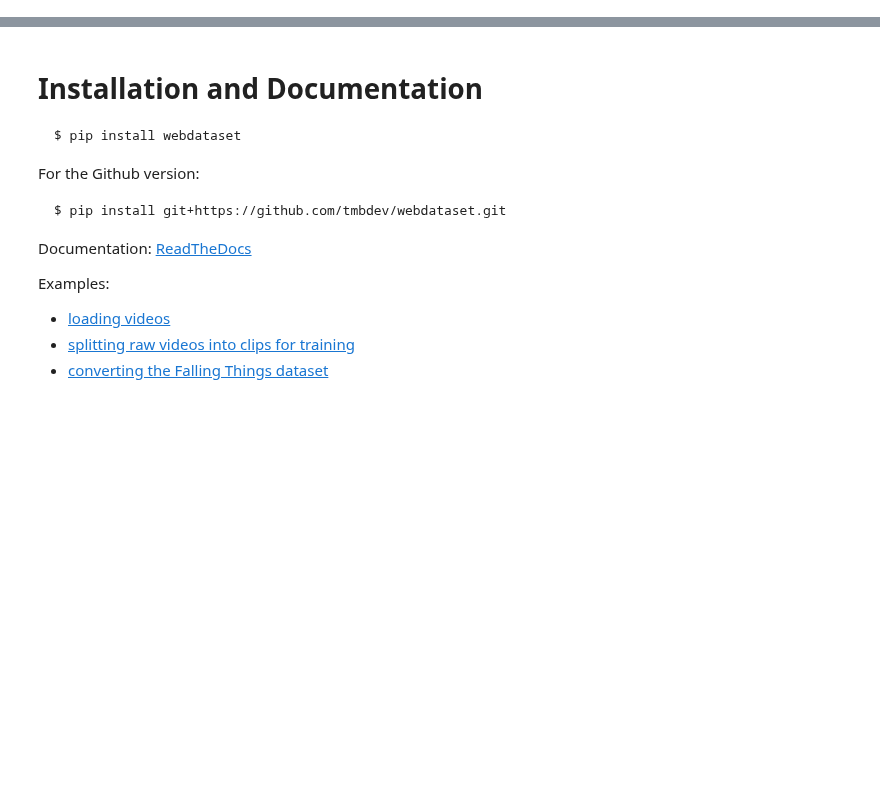
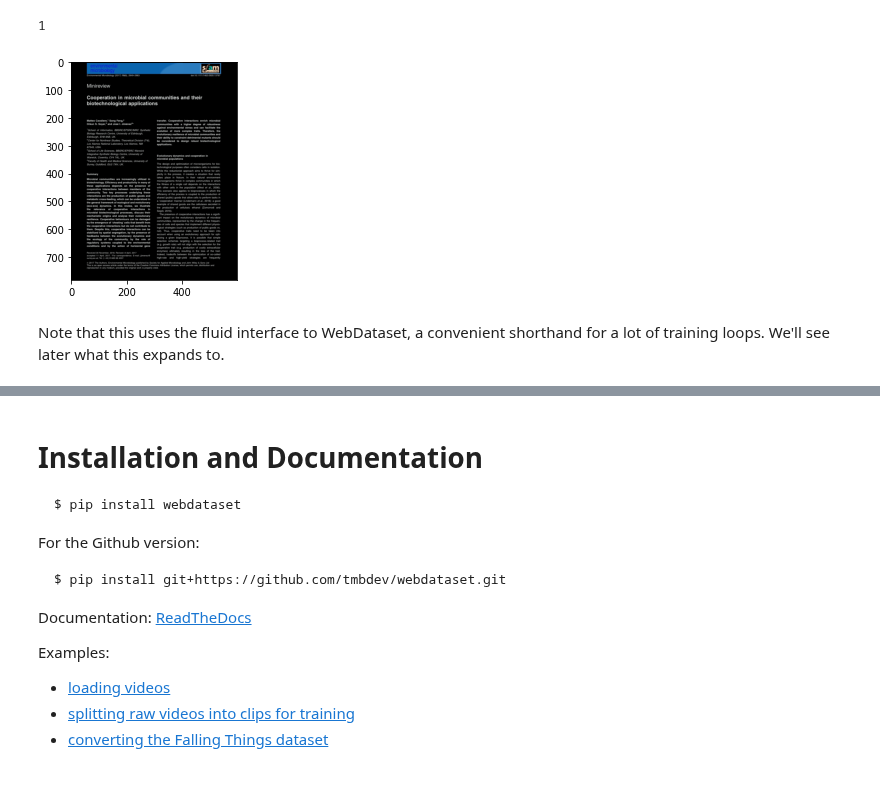
Before and after one commit to webdataset/webdataset, a Jupyter notebook: readme.ipynb, the cells around one changed output, grey strips where cells are left out. Drawn from its saved outputs; the diff is of its cells as text; code cells hidden in the pictures; blank space fills up the shorter version.

```diff
--- a/readme.ipynb
+++ b/readme.ipynb
@@ -41,0 +62,20 @@ augmentation code remains unchanged.
+# %%
+def preprocess(sample):
+    image, json = sample
+    try:
+        label = json["annotations"][0]["category_id"]
+    except:
+        label = 0
+    return 1-image, label
+
+dataset = dataset.map(preprocess)
+# %%
+for image, label in dataset:
+    break
+plt.imshow(image)
+print(label)
+# %% [output]
+1
+[figure, added]
+# %% [markdown]
+Note that this uses the fluid interface to WebDataset, a convenient shorthand for a lot of training loops. We'll see later what this expands to.
```
Also changed, not shown: parts of 57 cells of this notebook, 3 other files.
